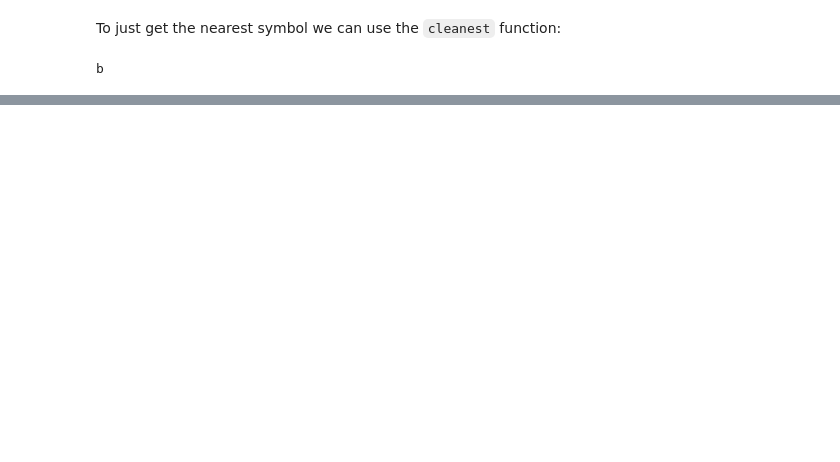
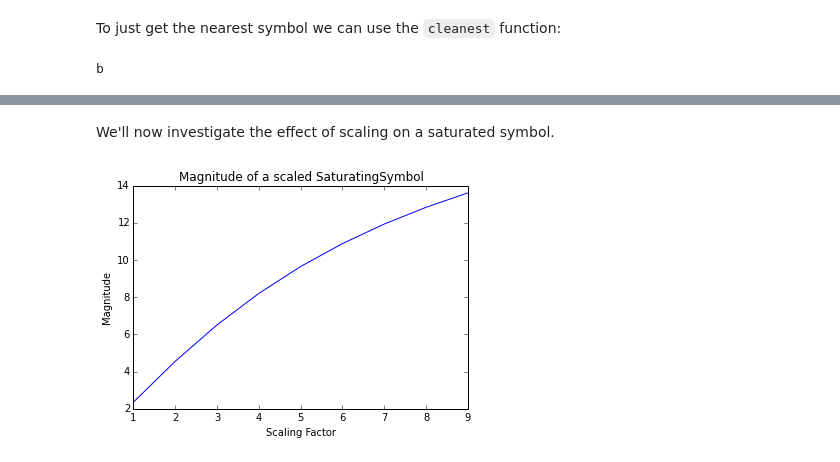
Before and after one commit to mundya/hrr-playground, a Jupyter notebook: Introduction and Usage of the Holographic Library.ipynb, the cells around one changed output, grey strips where cells are left out. Cells and saved outputs as stored; diff of their text form; code cells hidden in the pictures; blank space fills up the shorter version.

```diff
--- a/Introduction and Usage of the Holographic Library.ipynb
+++ b/Introduction and Usage of the Holographic Library.ipynb
@@ -144,0 +173,31 @@ b
+# %%
+# Create a function which takes a parent, label and vector and returns a
+# SaturatingSymbol using our saturation function
+sat_sym_f = lambda p, l, v : SaturatingSymbol( p, l, v, sat )
+
+# Create a factory which uses this function to generate symbols
+factory = SymbolFactory( 500, vec_generate, sat_sym_f )
+# %%
+# Create a symbol 'a'
+a = factory.new_symbol( 'a' )
+# %% [markdown]
+We'll now investigate the effect of scaling on a saturated symbol.
+# %%
+magnitudes = []
+
+for scale in range(1, 10):
+    # Scale the symbol
+    a_ = a.scale( scale )
+
+    # Record the magnitude
+    magnitudes.append( a_.magnitude() )
+
+# Plot the results
+figure()
+title( "Magnitude of a scaled SaturatingSymbol" )
+xlabel( "Scaling Factor" )
+ylabel( "Magnitude" )
+plot( range( 1, 10 ), magnitudes )
+show()
+# %% [output]
+[figure, added]
```
Also changed, not shown: parts of 13 cells of this notebook, 1 other file.
